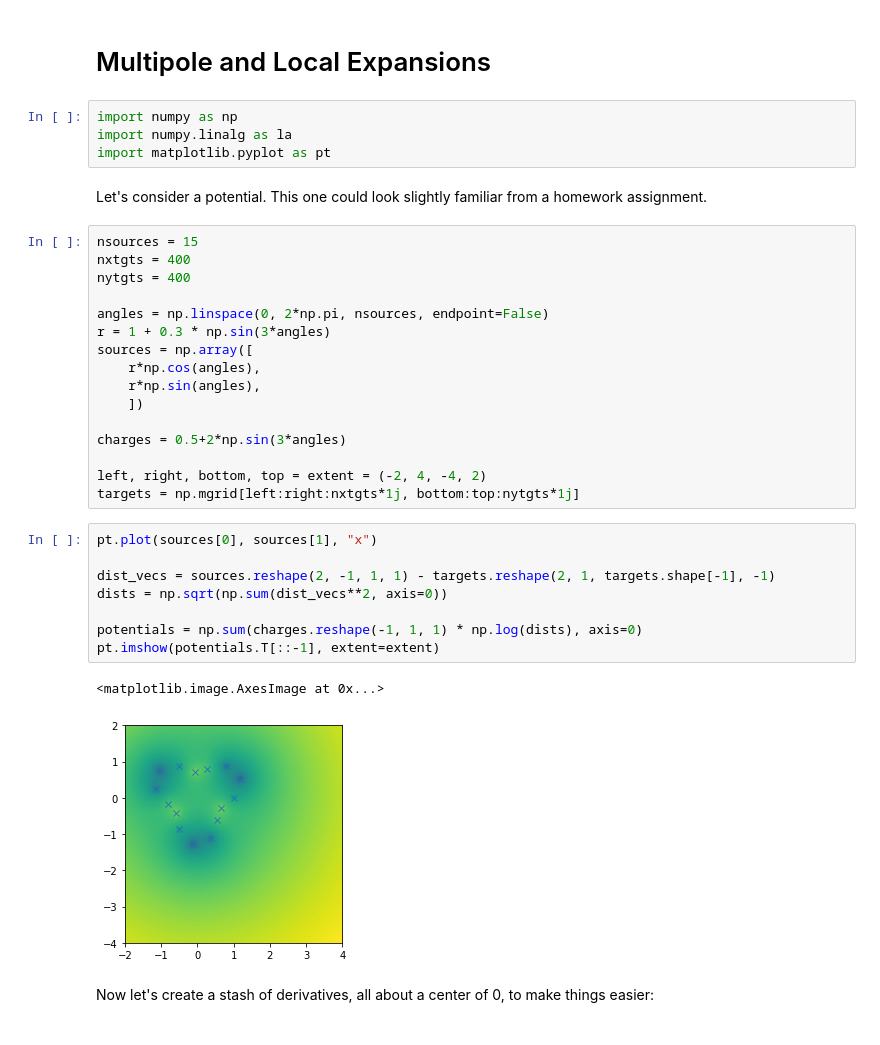
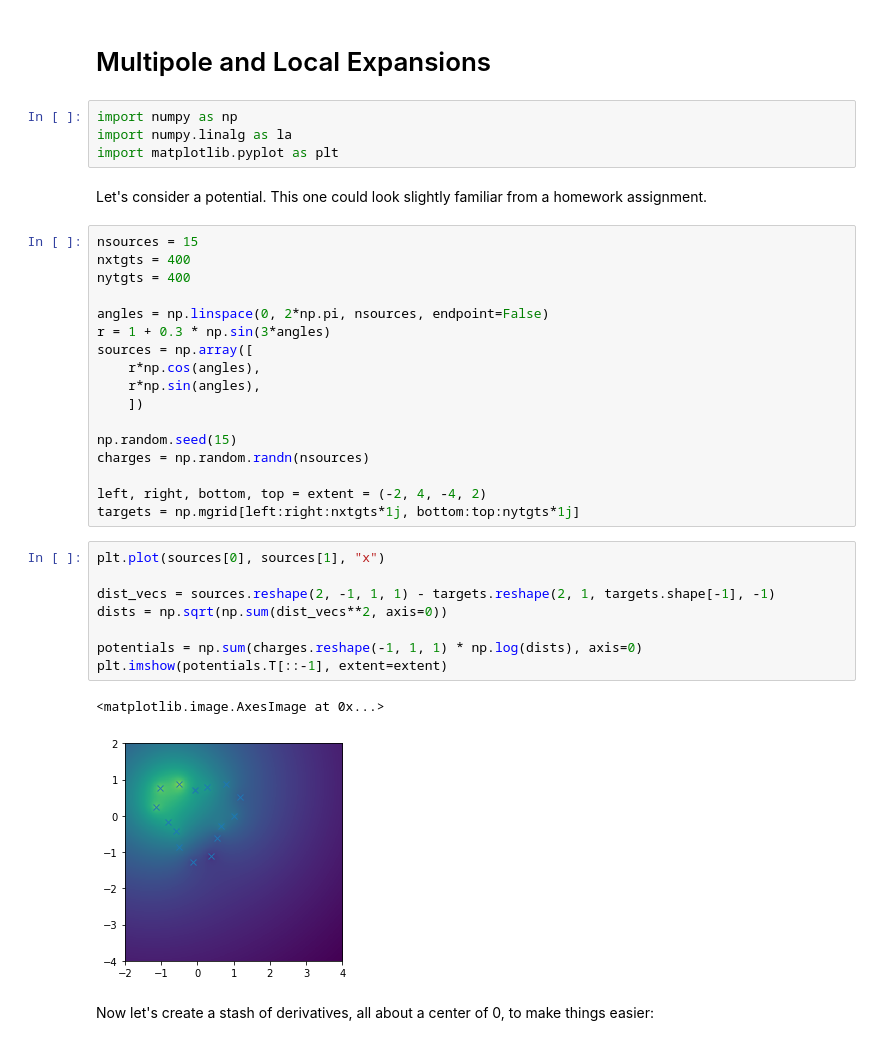
Before and after one commit to illinois-scicomp/cs598apk-f19-binder, a Jupyter notebook: rank_smoothness/Multipole and Local Expansions.ipynb, the cells around one changed output. Cells and saved outputs as stored; diff of their text form.

```diff
--- a/rank_smoothness/Multipole and Local Expansions.ipynb
+++ b/rank_smoothness/Multipole and Local Expansions.ipynb
@@ -3,7 +3,7 @@
 # %%
 import numpy as np
 import numpy.linalg as la
-import matplotlib.pyplot as pt
+import matplotlib.pyplot as plt
 # %% [markdown]
 Let's consider a potential. This one could look slightly familiar from a homework assignment.
 # %%
@@ -18,21 +18,22 @@ sources = np.array([
     r*np.sin(angles),
     ])
 
-charges = 0.5+2*np.sin(3*angles)
+np.random.seed(15)
+charges = np.random.randn(nsources)
 
 left, right, bottom, top = extent = (-2, 4, -4, 2)
 targets = np.mgrid[left:right:nxtgts*1j, bottom:top:nytgts*1j]
 # %%
-pt.plot(sources[0], sources[1], "x")
+plt.plot(sources[0], sources[1], "x")
 
 dist_vecs = sources.reshape(2, -1, 1, 1) - targets.reshape(2, 1, targets.shape[-1], -1)
 dists = np.sqrt(np.sum(dist_vecs**2, axis=0))
 
 potentials = np.sum(charges.reshape(-1, 1, 1) * np.log(dists), axis=0)
-pt.imshow(potentials.T[::-1], extent=extent)
+plt.imshow(potentials.T[::-1], extent=extent)
 # %% [output]
 <matplotlib.image.AxesImage at 0x...>
-[figure, old version]
+[figure, new version]
 # %% [markdown]
 Now let's create a stash of derivatives, all about a center of 0, to make things easier:
 # %%
```
Also changed, not shown: parts of 8 cells of this notebook.
